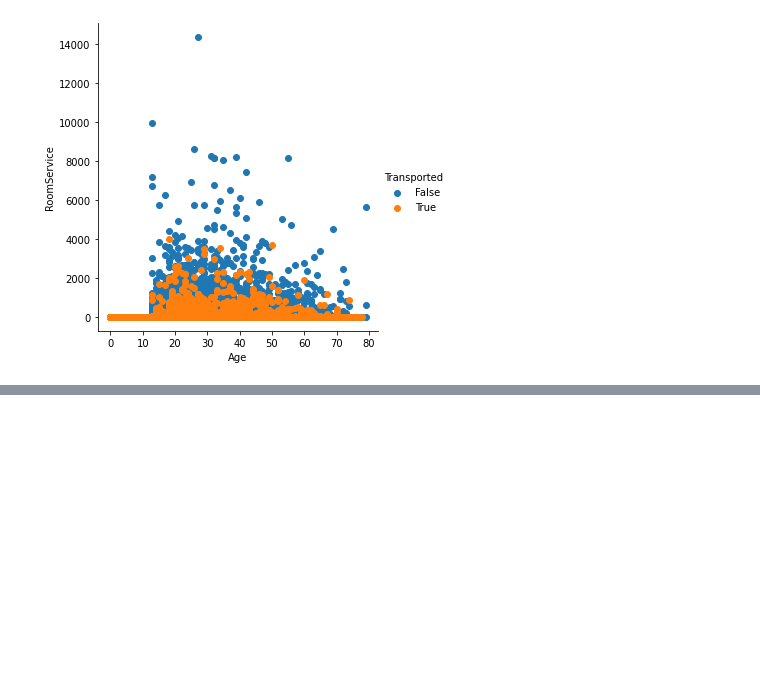
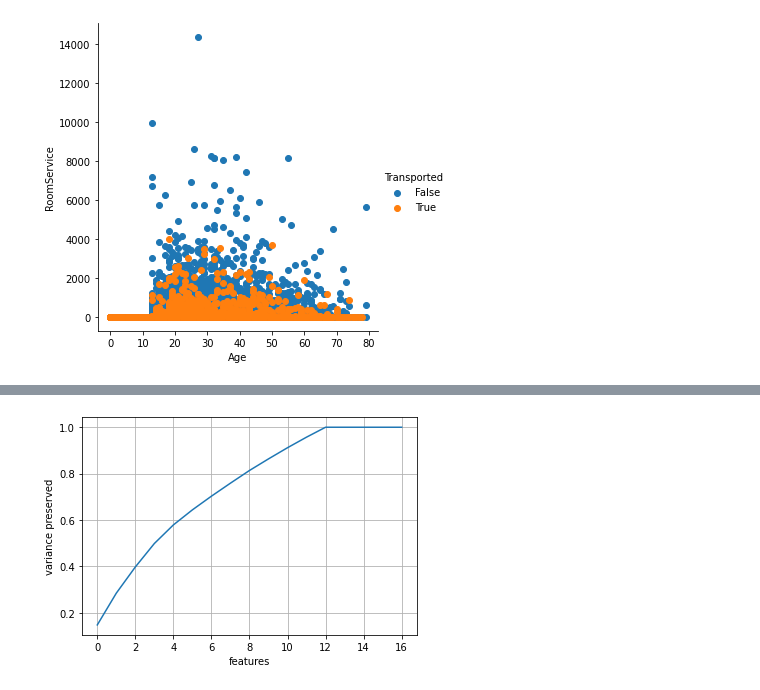
Before and after one commit to pranzalkhadka/SpaceshipTitanic_ML, a Jupyter notebook: Untitled3.ipynb, the cells around one changed output, grey strips where cells are left out. Drawn from its saved outputs; the diff is of its cells as text; code cells hidden in the pictures; blank space fills up the shorter version.

```diff
--- a/Untitled3.ipynb
+++ b/Untitled3.ipynb
@@ -244,3 +232,3 @@ combined_data.head(3)
 # %%
-#from sklearn.preprocessing import StandardScaler
-#standardized_data = StandardScaler().fit_transform(combined_data)
+from sklearn.preprocessing import StandardScaler
+standardized_data = StandardScaler().fit_transform(combined_data)
@@ -249,7 +239,15 @@ combined_data.head(3)
 # %%
-#from sklearn import decomposition
-#pca = decomposition.PCA(n_components=5000)
+from sklearn import decomposition
+pca = decomposition.PCA(n_components=17)
 # %%
-#transformed_data=pca.fit_transform(standardized_data)
-#variance = pca.explained_variance_/np.sum(pca.explained_variance_)
-#variance_explained = np.cumsum(variance)
+transformed_data=pca.fit_transform(standardized_data)
+variance = pca.explained_variance_/np.sum(pca.explained_variance_)
+variance_explained = np.cumsum(variance)
+# %%
+plt.clf()
+plt.plot(variance_explained)
+plt.xlabel("features")
+plt.ylabel("variance preserved")
+plt.grid()
+# %% [output]
+[figure, added]
```
Also changed, not shown: parts of 17 cells of this notebook.
